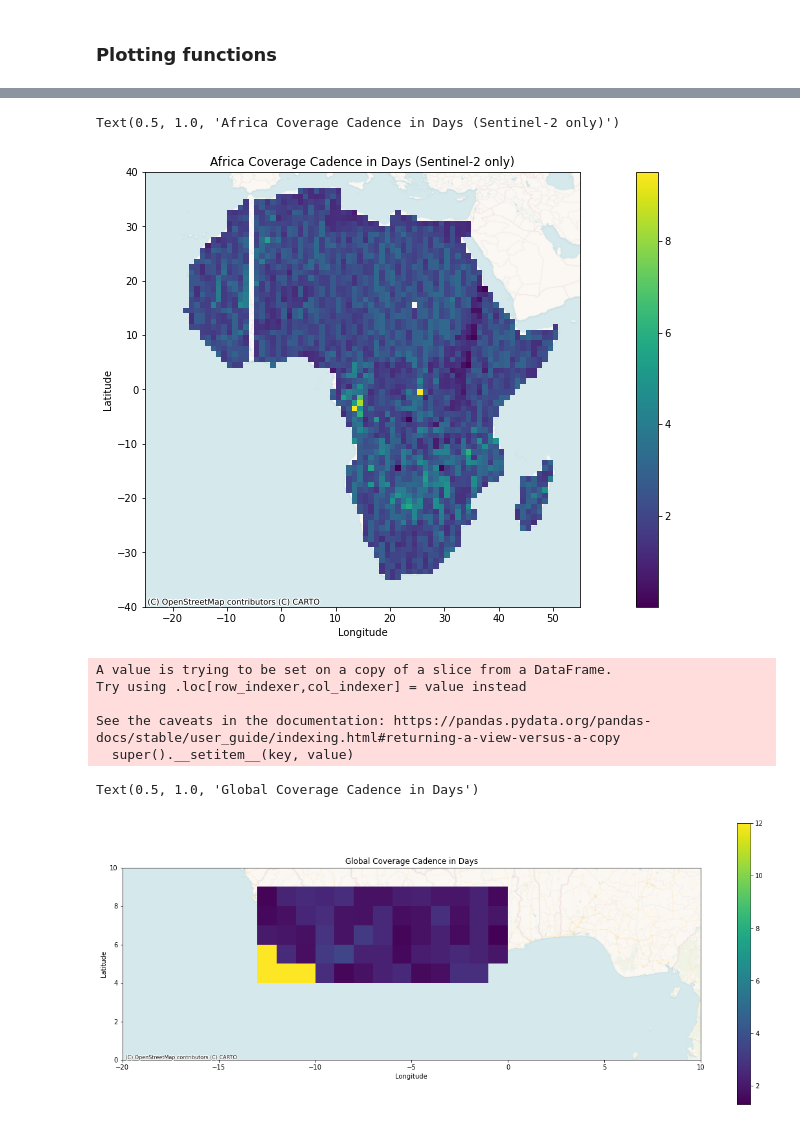
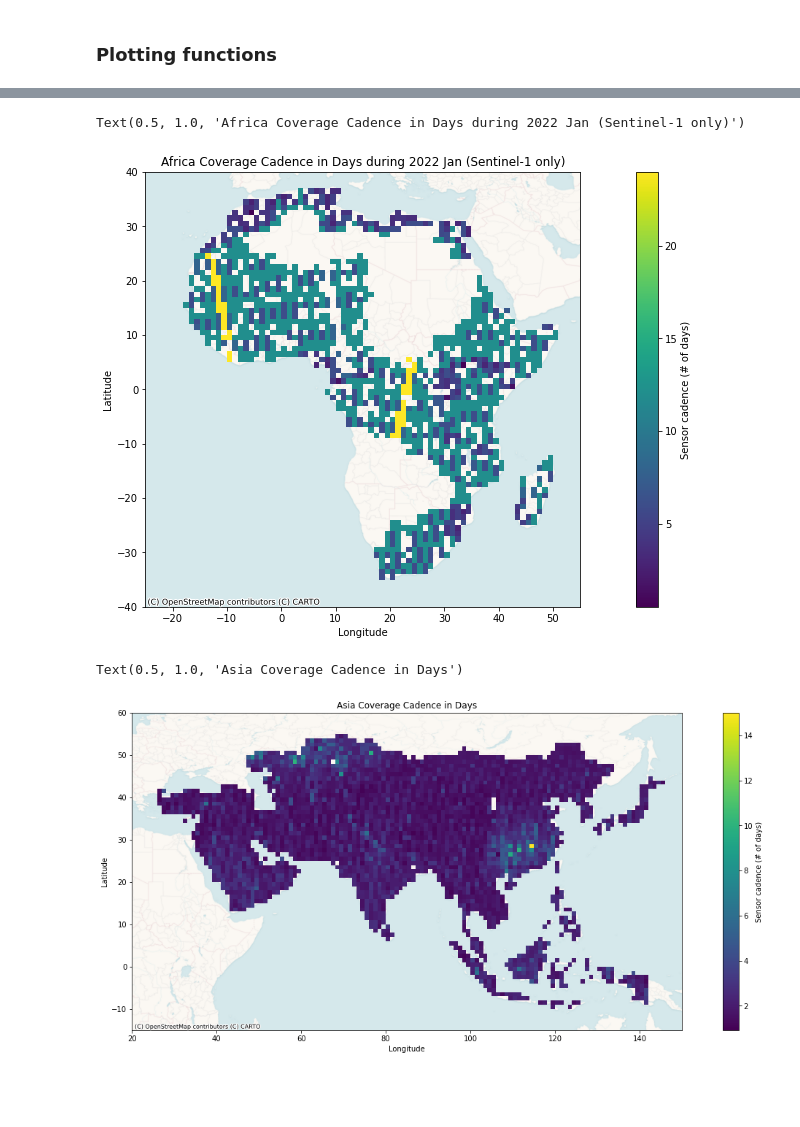
Before and after one commit to OPERA-Cal-Val/OPERA_coverage, a Jupyter notebook: notebooks/2_Filter_Plot.ipynb, the cells around one changed output, grey strips where cells are left out. Saved outputs shown, nothing was run; the diff lists cells and outputs as text; code cells hidden in the pictures; blank space fills up the shorter version.

Commit message:
add colorbar label, sensor filtering, no more blank lines

```diff
--- a/notebooks/2_Filter_Plot.ipynb
+++ b/notebooks/2_Filter_Plot.ipynb
@@ -51,7 +51,7 @@ def regrid(df_temp: gpd.GeoDataFrame) -> gpd.GeoDataFrame:
 
 # Use geodataframe groupby function to aggregate rows to 1 by 1 degree box
 def aggregator(df_temp: gpd.GeoDataFrame) -> gpd.GeoDataFrame:
-    df_ag = df_temp.groupby(['lon', 'lat']).mean().reset_index()
+    df_ag = df_temp.copy()
     geom = df_ag.apply(make_box, axis=1)
     df_ag = gpd.GeoDataFrame(df_ag,
                              geometry=geom,
@@ -77,5 +84,5 @@ test = sorted(list(output_path.glob('kv.pkl')))
 # %%
-continent_list = ['Africa','Asia','Europe'] # ,'N_America','Oceania','S_America'
+continent_list = ['Africa','Asia','Europe','N_America','Oceania','S_America']
 continents = {}
 for i in range(len(continent_list)):
     with open(dfs[i], 'rb') as f:
@@ -121,0 +120,9 @@ See the caveats in the documentation: https://pandas.pydata.org/pandas-docs/stab
+# %%
+fig, ax = plt.subplots(figsize=(20,8))
+ax.set_xlim(-25,55)
+ax.set_ylim(-40,40)
+test1_df.plot(column='av_cad_days', vmax = 10, ax=ax, legend=True, legend_kwds={'label': "Sensor cadence (# of days)"})
+cx.add_basemap(ax=ax,crs='EPSG:4326',source=cx.providers.CartoDB.VoyagerNoLabels)
+plt.xlabel('Longitude')
+plt.ylabel('Latitude')
+plt.title('Africa Coverage Cadence in Days during 2022 Jan (Sentinel-2 and Landsat8 only)')
@@ -123,20 +137,11 @@ See the caveats in the documentation: https://pandas.pydata.org/pandas-docs/stab
 fig, ax = plt.subplots(figsize=(20,8))
 ax.set_xlim(-25,55)
 ax.set_ylim(-40,40)
-africa_plot = test_df.plot(column='av_cad_days', ax=ax, legend=True)
+test2_df.plot(column='av_cad_days', ax=ax, legend=True, legend_kwds={'label': "Sensor cadence (# of days)"})
 cx.add_basemap(ax=ax,crs='EPSG:4326',source=cx.providers.CartoDB.VoyagerNoLabels)
 plt.xlabel('Longitude')
 plt.ylabel('Latitude')
-plt.title('Africa Coverage Cadence in Days (Sentinel-2 only)')
+plt.title('Africa Coverage Cadence in Days during 2022 Jan (Sentinel-1 only)')
 # %% [output]
-Text(0.5, 1.0, 'Africa Coverage Cadence in Days (Sentinel-2 only)')
+Text(0.5, 1.0, 'Africa Coverage Cadence in Days during 2022 Jan (Sentinel-1 only)')
-[figure, old version]
+[figure, new version]
-# %%
-test_df = africa[africa.sensor == 'sentinel2']
-test_df = get_boxes(test_df)
-# %% [output]
-A value is trying to be set on a copy of a slice from a DataFrame.
-Try using .loc[row_indexer,col_indexer] = value instead
-
-See the caveats in the documentation: https://pandas.pydata.org/pandas-docs/stable/user_guide/indexing.html#returning-a-view-versus-a-copy
-  super().__setitem__(key, value)
@@ -147,12 +148,14 @@ test = get_boxes(test)
+# %%
+df_asia = get_boxes(continents['Asia'])
 # %%
 fig, ax = plt.subplots(figsize=(20,8))
-ax.set_xlim(-20,10)
-ax.set_ylim(0,10)
-plott = test.plot(column='av_cad_days', ax=ax, legend=True)
+ax.set_xlim(20,150)
+ax.set_ylim(-15,60)
+df_asia.plot(column='av_cad_days', ax=ax, legend=True, legend_kwds={'label': "Sensor cadence (# of days)"})
 cx.add_basemap(ax=ax,crs='EPSG:4326',source=cx.providers.CartoDB.VoyagerNoLabels)
 plt.xlabel('Longitude')
 plt.ylabel('Latitude')
-plt.title('Global Coverage Cadence in Days')
+plt.title('Asia Coverage Cadence in Days')
 # %% [output]
-Text(0.5, 1.0, 'Global Coverage Cadence in Days')
+Text(0.5, 1.0, 'Asia Coverage Cadence in Days')
-[figure, old version]
+[figure, new version]
```
Also changed, not shown: parts of 48 cells of this notebook, 5 other files.
